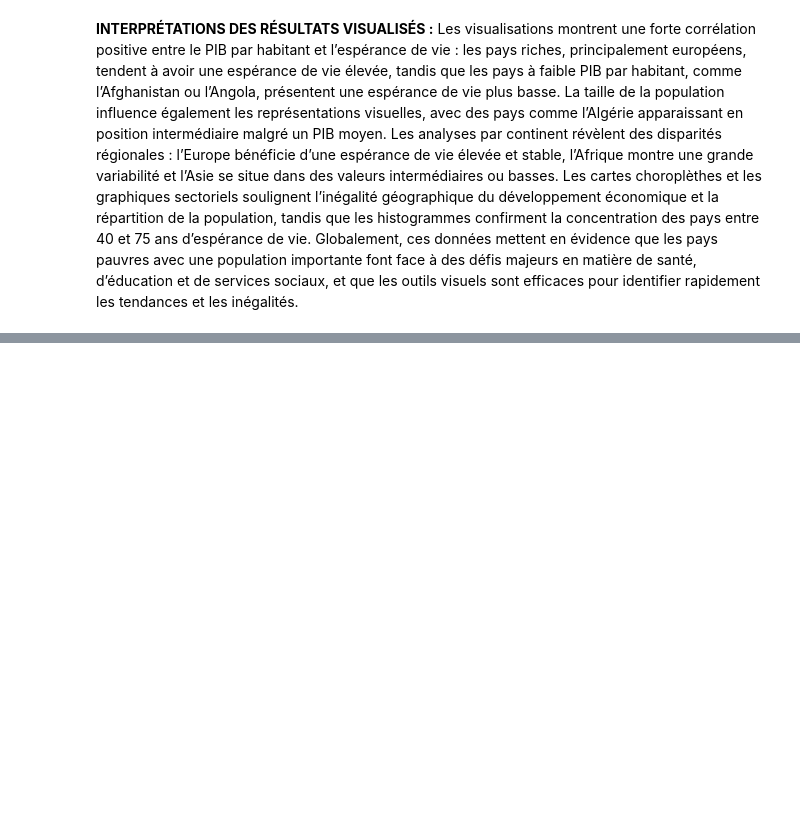
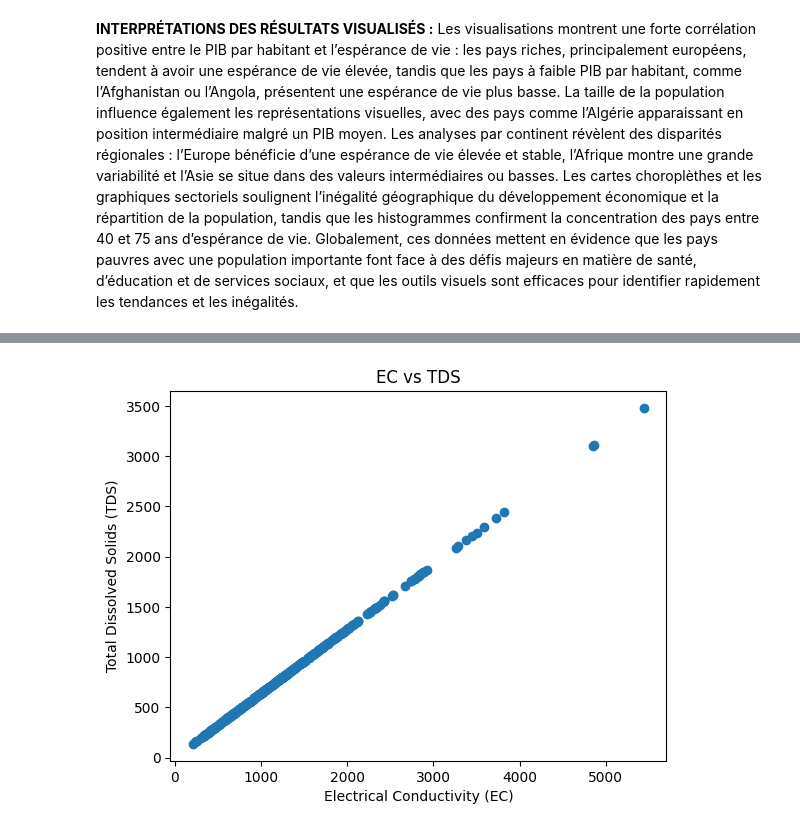
Before and after one commit to keirabasma/Formation-IA, a Jupyter notebook: CHERADI_Yasmine_workshop1.ipynb, the cells around one changed output, grey strips where cells are left out. Cells and saved outputs as stored; diff of their text form; code cells hidden in the pictures; blank space fills up the shorter version.

```diff
--- a/CHERADI_Yasmine_workshop1.ipynb
+++ b/CHERADI_Yasmine_workshop1.ipynb
@@ -300 +348,10 @@ df.dropna(inplace=True)
+# %%
+plt.figure()
+plt.scatter(df['EC'], df['TDS'])
+plt.xlabel("Electrical Conductivity (EC)")
+plt.ylabel("Total Dissolved Solids (TDS)")
+plt.title("EC vs TDS")
+plt.show()
+# %% [output]
+[figure, added]
 # %%
```
Also changed, not shown: parts of 23 cells of this notebook.
